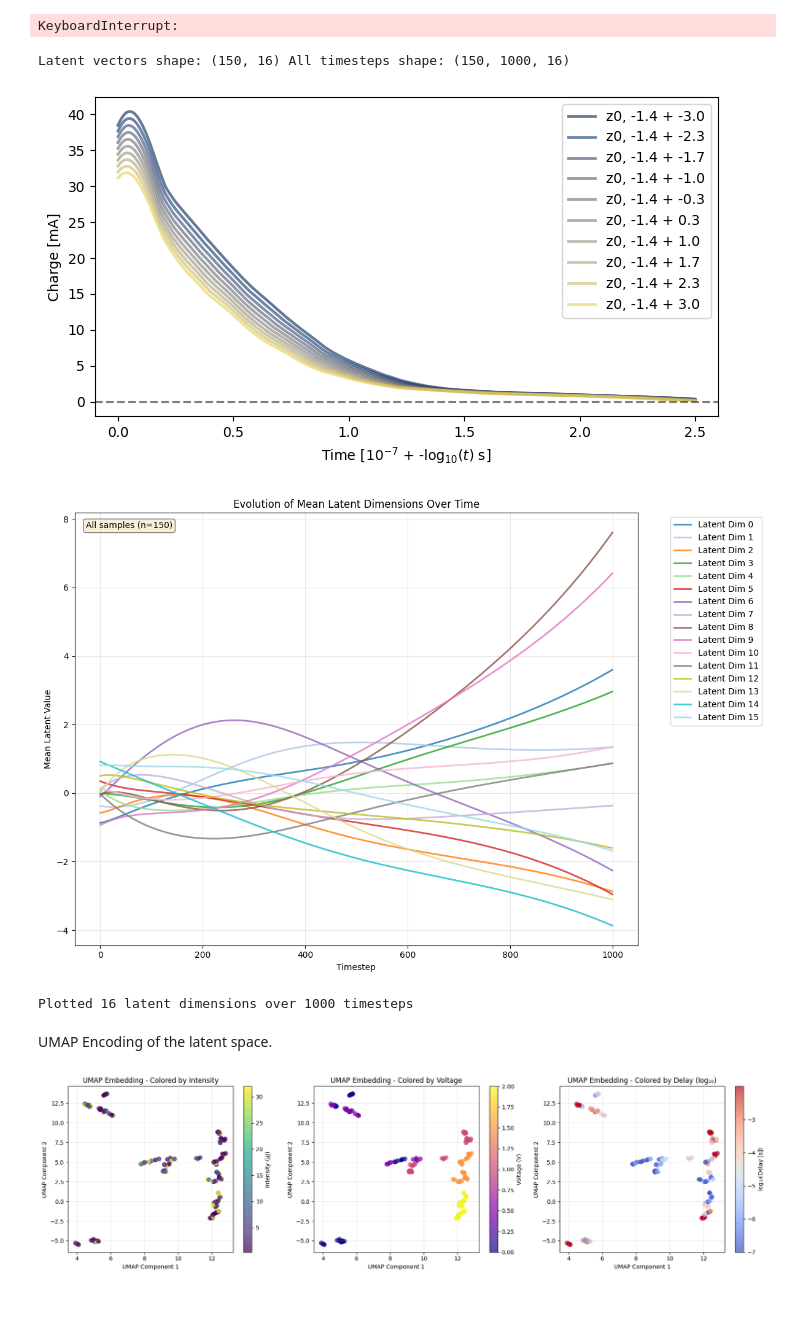
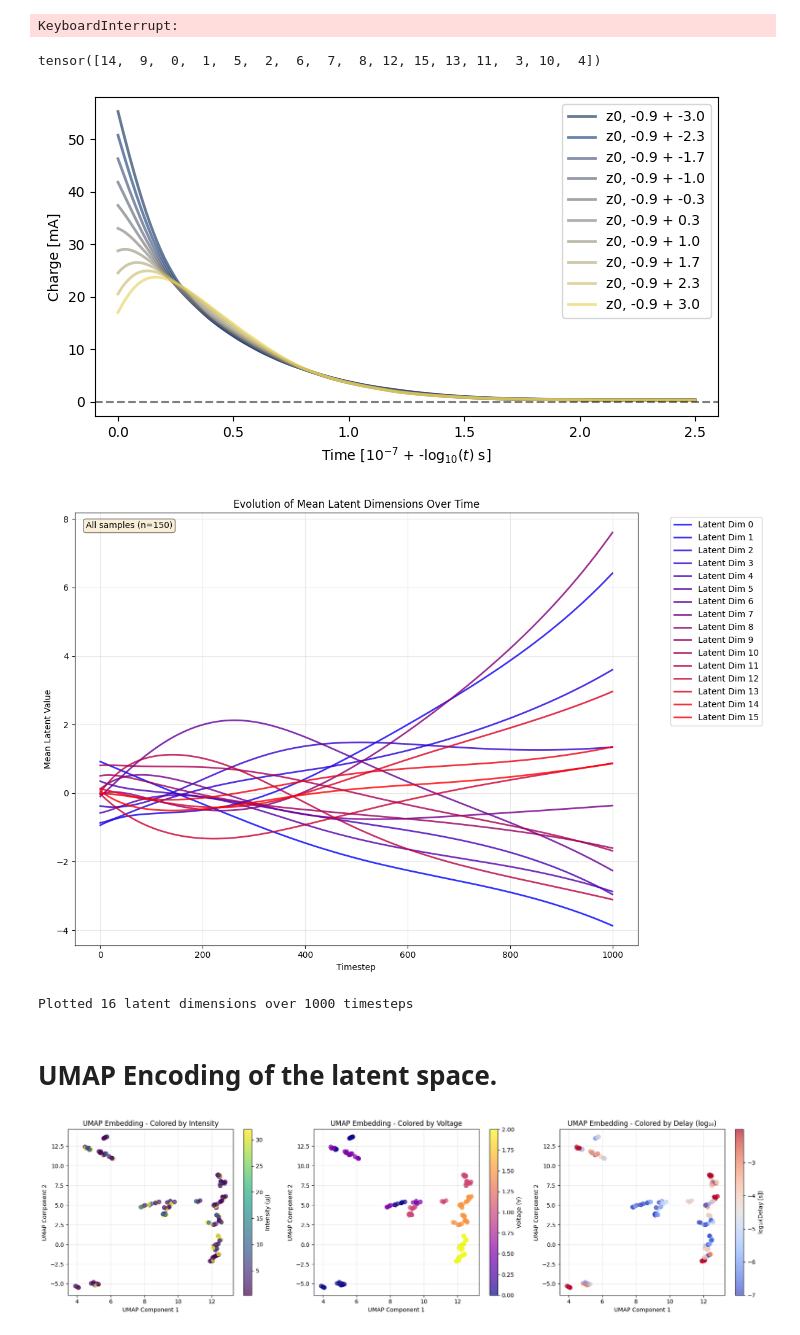
Before and after one commit to rayyyd/ML_charge_modeling, a Jupyter notebook: parameter_tuning/interpretability.ipynb, the cells around one changed output. Cells and saved outputs as stored; diff of their text form; code cells hidden in the pictures; blank space fills up the shorter version.

```diff
--- a/parameter_tuning/interpretability.ipynb
+++ b/parameter_tuning/interpretability.ipynb
@@ -144,7 +146,7 @@ Function to get sweeps through the dataset along a specific axis.
 # Run model inference and visualisation along different parameters
 
 # select models to plot ('intensity', 'voltage', or 'delay')
-plot_models = ipynb_utils.get_sweep_index(122, 'voltage')  # Example: sweep based on intensity from the first index
+plot_models = ipynb_utils.get_sweep_index(122, 'delay')  # Example: sweep based on intensity from the first index
 
 parameters.model_params['plot'] = plot_models
 visualisation.display_random_fit(parameters.model_params, parameters.dataset, show=True, save=False, random_samples=False)
@@ -161,6 +322,11 @@ Sweep latent dimensions
 # %%
+latent_variance = []
+timestep_interest = 0     #always 0 unless exclusively calculating latent variance.
+
+latent_subject = all[122:123, timestep_interest, :]    #all[traj_idx, timestep_interest, :], default is all[:,0,:] which will mean over all samples.
+                                                       # timestep_interest should always be 0, unless this fn is only used for calculating latent_variance
 for dim_idx in range(model_params['latent_dim']):
     print(f"---Visualising Latent Dimension {dim_idx}---")
-    ipynb_utils.sweep_latent_adaptive(parameters.model_params, parameters.dataset, dim_idx, latent, all, save=False, show=True)
+    latent_variance.append(ipynb_utils.sweep_latent_adaptive(parameters.model_params, parameters.dataset, dim_idx, latent_subject, all, save=False, show=True))
 # %% [output]
 ---Visualising Latent Dimension 0---
@@ -199,8 +486,17 @@ visualisation.time_evolved_sweep(
 # %% [output]
 ---Visualising Time-Evolved Latent Dimension 0---
 KeyboardInterrupt:
+# %%
+#sort latent vectors by latent_variance
+Y = torch.tensor(latent_variance, dtype=torch.float)
+sorted_idxs = Y.argsort(descending=True)
+latent_sorted = latent[:, sorted_idxs]
+all_sorted = all[:,:,sorted_idxs]
+# %%
+print(sorted_idxs)
+# %% [output]
+tensor([14,  9,  0,  1,  5,  2,  6,  7,  8, 12, 15, 13, 11,  3, 10,  4])
 # %%
-visualisation.sweep_latent_adaptive(parameters.model_params, parameters.dataset, 0, save=False, show=True)
+loss = ipynb_utils.sweep_latent_adaptive(parameters.model_params, parameters.dataset, 0, latent, all, save=False, show=True)
 # %% [output]
-Latent vectors shape: (150, 16) All timesteps shape: (150, 1000, 16)
-[figure, old version]
+[figure, new version]
@@ -293,12 +503,12 @@ def latent_trajectory(all_latent_vectors, sample_list=None, show=True, save=Fals
 # %%
 # Plot latent trajectory evolution
 # Show how all latent dimensions evolve over time
 
 # Using all samples
-latent_trajectory(all, sample_list=None, show=True, save=False)
+ipynb_utils.latent_trajectory(all_sorted, sample_list=None, show=True, save=False)
 
 # Example: Using only specific samples (e.g., first 10 samples)
 # ipynb_utils.latent_trajectory(all, sample_list=list(range(10)), show=True, save=False)
 # %% [output]
-[figure, old version]
+[figure, new version]
 Plotted 16 latent dimensions over 1000 timesteps
@@ -307,5 +515,5 @@ def latent_trajectory(all_latent_vectors, sample_list=None):
 # %% [markdown]
-UMAP Encoding of the latent space.
+# UMAP Encoding of the latent space.
 # %%
 from umap.umap_ import UMAP
 from sklearn.preprocessing import StandardScaler
```
Also changed, not shown: parts of 12 cells of this notebook, 2 other files.
